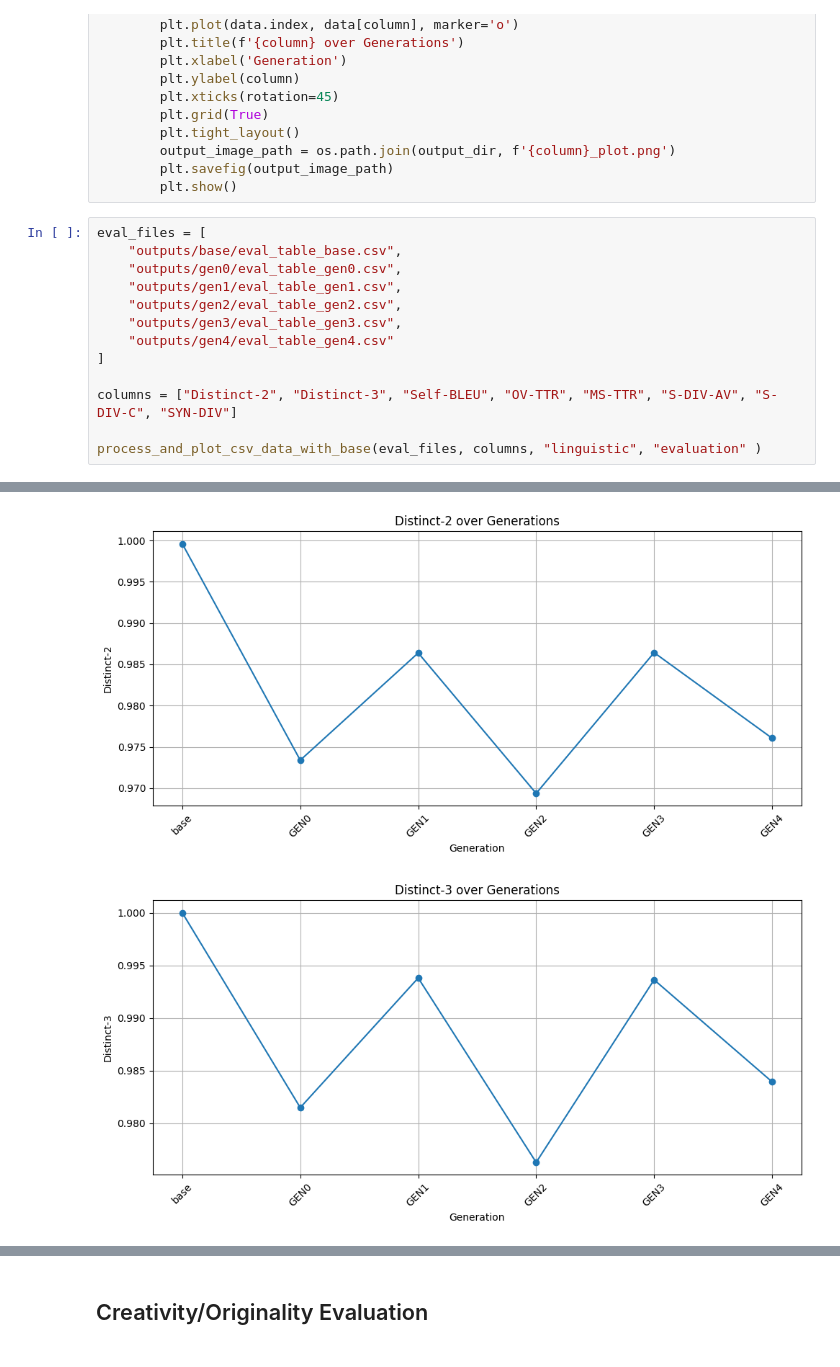
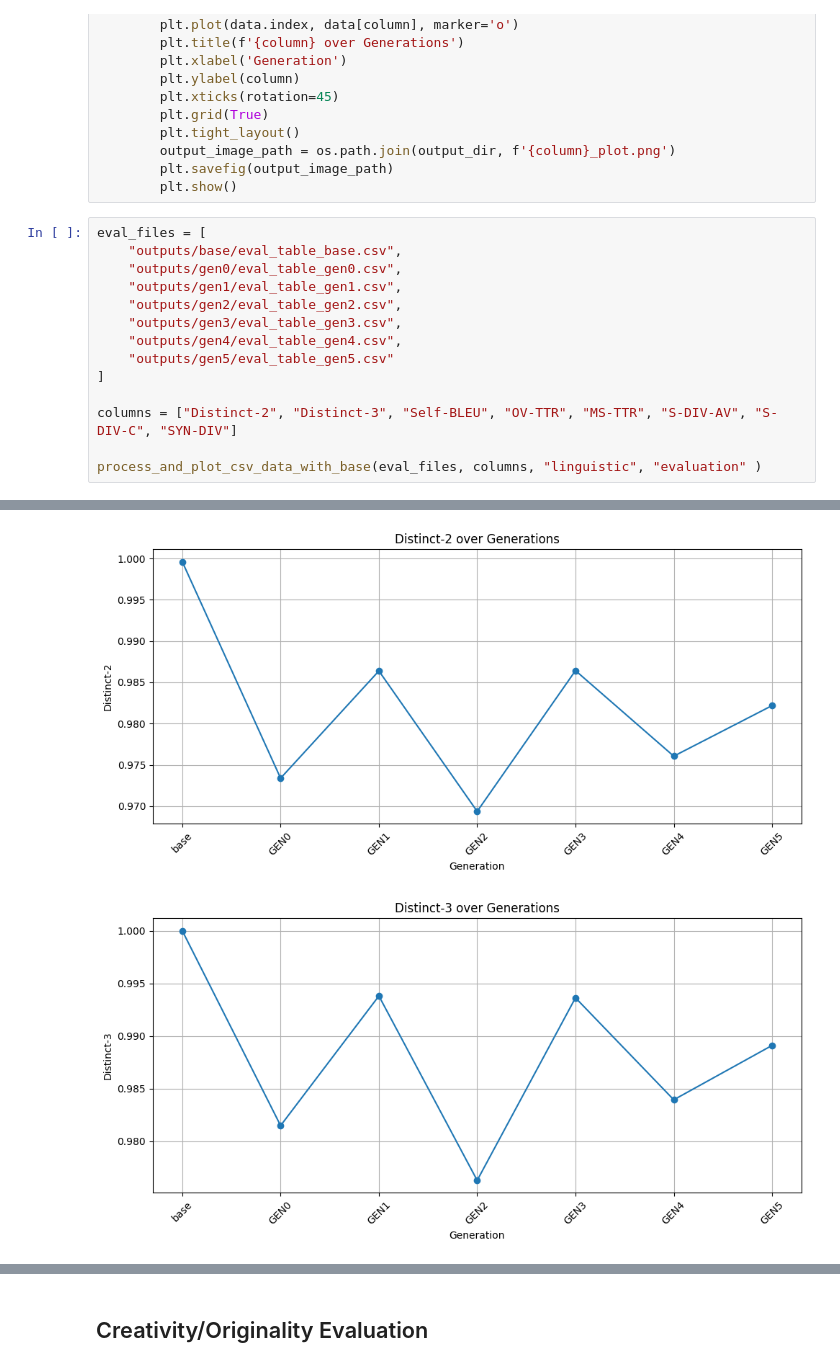
Before and after one commit to VasilisAvgoustakis/BA_Thesis_Experiment, a Jupyter notebook: evaluation.ipynb, the cells around one changed output, grey strips where cells are left out. Drawn from its saved outputs; the diff is of its cells as text.

```diff
--- a/evaluation.ipynb
+++ b/evaluation.ipynb
@@ -49,7 +49,8 @@ eval_files = [
     "outputs/gen1/eval_table_gen1.csv",
     "outputs/gen2/eval_table_gen2.csv",
     "outputs/gen3/eval_table_gen3.csv",
-    "outputs/gen4/eval_table_gen4.csv"
+    "outputs/gen4/eval_table_gen4.csv",
+    "outputs/gen5/eval_table_gen5.csv"
 ]
 
 columns = ["Distinct-2", "Distinct-3", "Self-BLEU", "OV-TTR", "MS-TTR", "S-DIV-AV", "S-DIV-C", "SYN-DIV"]
@@ -74,2 +77,2 @@ GEN4  0.458173  0.798070
-[figure, old version]
+[figure, new version]
-[figure, old version]
+[figure, new version]
```
Also changed, not shown: parts of 5 cells of this notebook, 19 other files.
